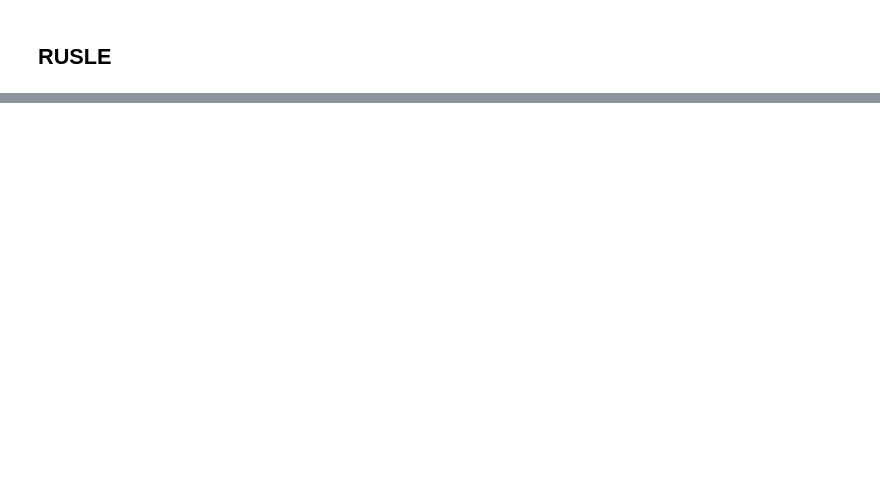
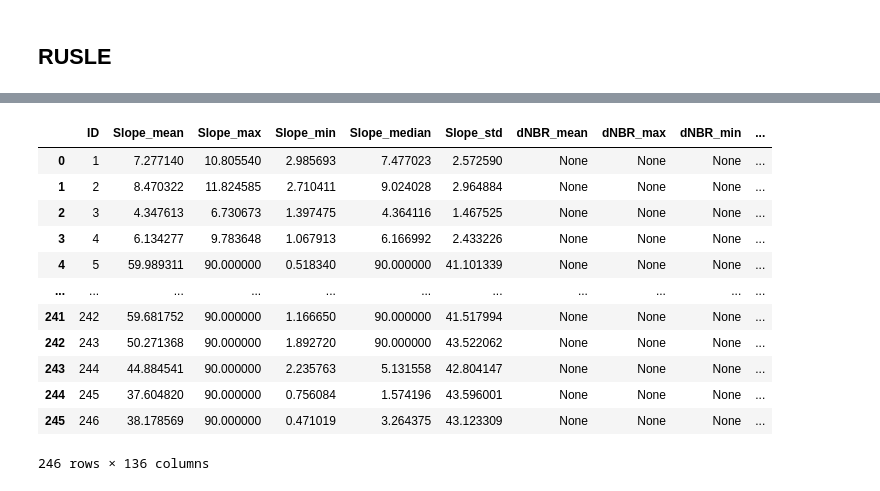
Before and after one commit to mosaic-insights/WaterRA_Bushfire_Modeling, a Jupyter notebook: examples/PrepareData.ipynb, the cells around one changed output, grey strips where cells are left out. Drawn from its saved outputs; the diff is of its cells as text; code cells hidden in the pictures; blank space fills up the shorter version.

Commit message:
Update example notebook

```diff
--- a/examples/PrepareData.ipynb
+++ b/examples/PrepareData.ipynb
@@ -210,0 +288,2 @@ Type:      function
+# %%
+summary = project.summary_stats(proj)
@@ -210,0 +308,16 @@ Type:      function
+# %%
+summary['example_small_catchment']
+# %% [output]
+|  | ID | Slope_mean | Slope_max | Slope_min | Slope_median | Slope_std | dNBR_mean | dNBR_max | dNBR_min | ... |
+| 0 | 1 | 7.277140 | 10.805540 | 2.985693 | 7.477023 | 2.572590 | None | None | None | ... |
+| 1 | 2 | 8.470322 | 11.824585 | 2.710411 | 9.024028 | 2.964884 | None | None | None | ... |
+| 2 | 3 | 4.347613 | 6.730673 | 1.397475 | 4.364116 | 1.467525 | None | None | None | ... |
+| 3 | 4 | 6.134277 | 9.783648 | 1.067913 | 6.166992 | 2.433226 | None | None | None | ... |
+| 4 | 5 | 59.989311 | 90.000000 | 0.518340 | 90.000000 | 41.101339 | None | None | None | ... |
+| ... | ... | ... | ... | ... | ... | ... | ... | ... | ... | ... |
+| 241 | 242 | 59.681752 | 90.000000 | 1.166650 | 90.000000 | 41.517994 | None | None | None | ... |
+| 242 | 243 | 50.271368 | 90.000000 | 1.892720 | 90.000000 | 43.522062 | None | None | None | ... |
+| 243 | 244 | 44.884541 | 90.000000 | 2.235763 | 5.131558 | 42.804147 | None | None | None | ... |
+| 244 | 245 | 37.604820 | 90.000000 | 0.756084 | 1.574196 | 43.596001 | None | None | None | ... |
+| 245 | 246 | 38.178569 | 90.000000 | 0.471019 | 3.264375 | 43.123309 | None | None | None | ... |
+246 rows × 136 columns
```
Also changed, not shown: parts of 16 cells of this notebook.
